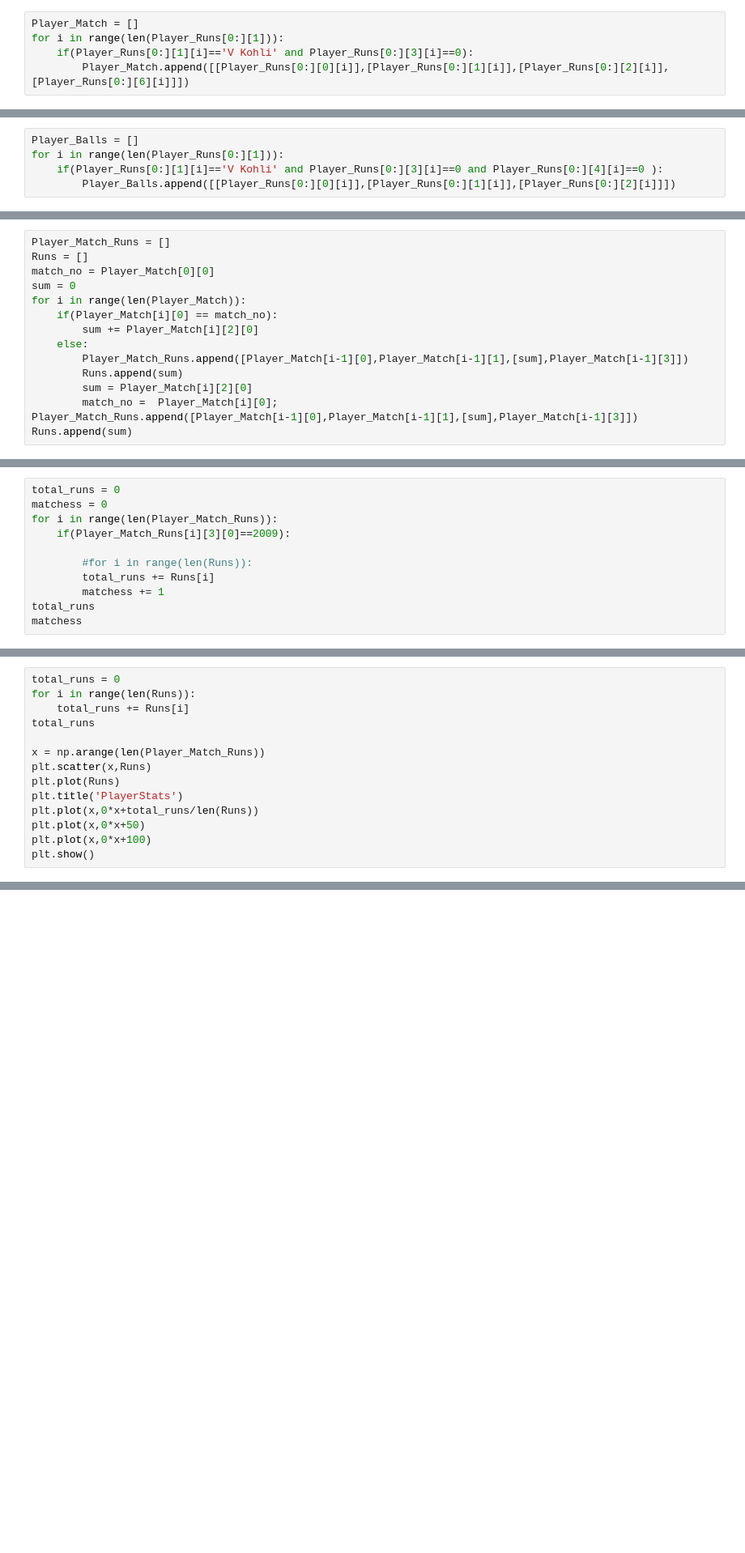
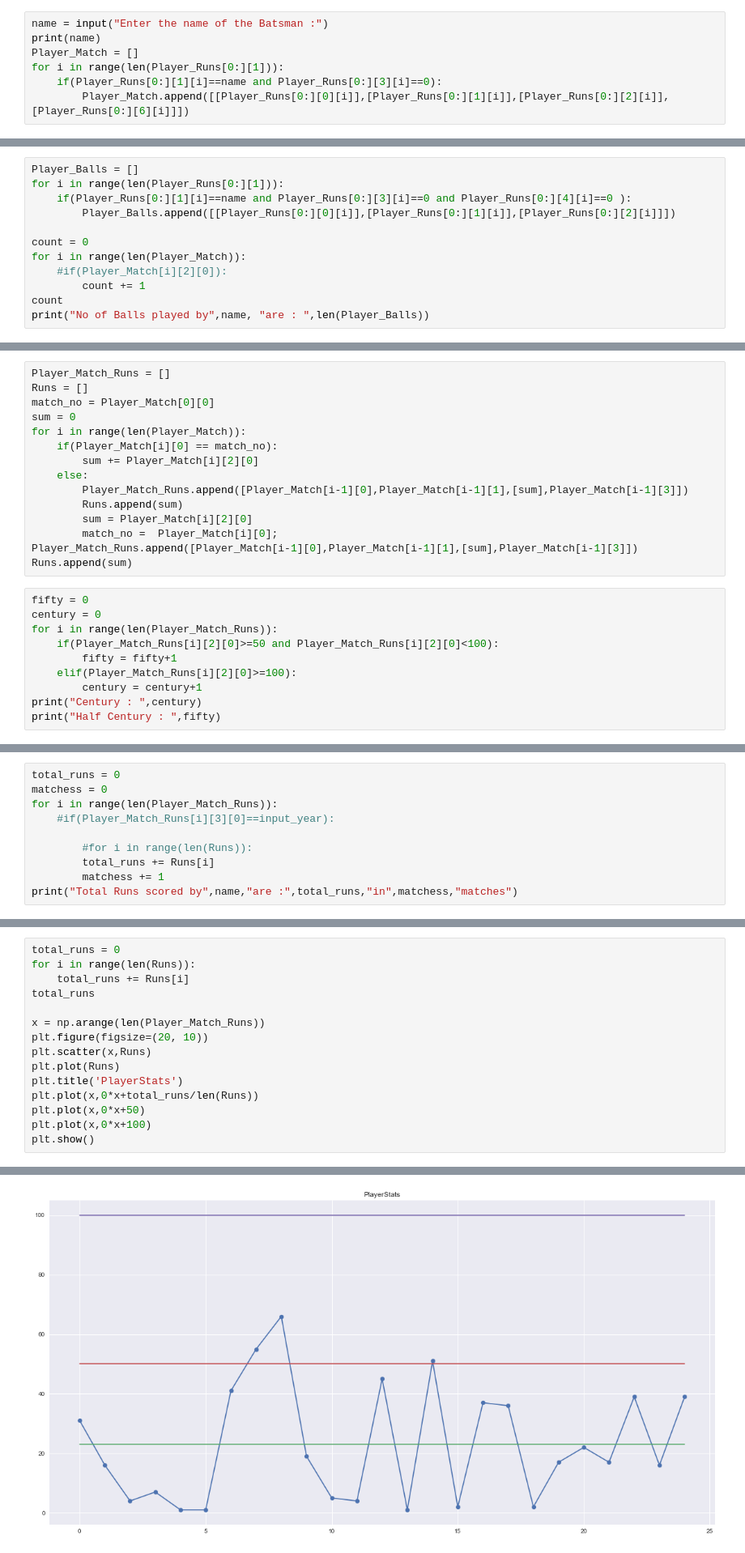
Before and after one commit to AnshulHedau/IPL_Insights, a Jupyter notebook: IPL Insights.ipynb, the cells around one changed output, grey strips where cells are left out. Shown at 81% size. Cells and saved outputs as stored; diff of their text form; blank space fills up the shorter version.

Commit message:
Added All Player Statistics

```diff
--- a/IPL Insights.ipynb
+++ b/IPL Insights.ipynb
@@ -165,7 +189,9 @@ player_list
 ### Creating custom list of a particular player
 List contains match_id, player_name, runs_scored at particular ball
 # %%
+name = input("Enter the name of the Batsman :")
+print(name)
 Player_Match = []
 for i in range(len(Player_Runs[0:][1])):
-    if(Player_Runs[0:][1][i]=='V Kohli' and Player_Runs[0:][3][i]==0):
+    if(Player_Runs[0:][1][i]==name and Player_Runs[0:][3][i]==0):
         Player_Match.append([[Player_Runs[0:][0][i]],[Player_Runs[0:][1][i]],[Player_Runs[0:][2][i]],[Player_Runs[0:][6][i]]])
@@ -194,5 +205,12 @@ Player_Match[-45:]
 # %%
 Player_Balls = []
 for i in range(len(Player_Runs[0:][1])):
-    if(Player_Runs[0:][1][i]=='V Kohli' and Player_Runs[0:][3][i]==0 and Player_Runs[0:][4][i]==0 ):
+    if(Player_Runs[0:][1][i]==name and Player_Runs[0:][3][i]==0 and Player_Runs[0:][4][i]==0 ):
         Player_Balls.append([[Player_Runs[0:][0][i]],[Player_Runs[0:][1][i]],[Player_Runs[0:][2][i]]])
+
+count = 0
+for i in range(len(Player_Match)):
+    #if(Player_Match[i][2][0]):
+        count += 1
+count
+print("No of Balls played by",name, "are : ",len(Player_Balls))
@@ -222,3 +233,13 @@ for i in range(len(Player_Match)):
         match_no =  Player_Match[i][0];
 Player_Match_Runs.append([Player_Match[i-1][0],Player_Match[i-1][1],[sum],Player_Match[i-1][3]])
 Runs.append(sum)
+# %%
+fifty = 0
+century = 0
+for i in range(len(Player_Match_Runs)):
+    if(Player_Match_Runs[i][2][0]>=50 and Player_Match_Runs[i][2][0]<100):
+        fifty = fifty+1
+    elif(Player_Match_Runs[i][2][0]>=100):
+        century = century+1
+print("Century : ",century)
+print("Half Century : ",fifty)
@@ -246,11 +274,10 @@ Player_Match_Runs
 total_runs = 0
 matchess = 0
 for i in range(len(Player_Match_Runs)):
-    if(Player_Match_Runs[i][3][0]==2009):
+    #if(Player_Match_Runs[i][3][0]==input_year):
 
         #for i in range(len(Runs)):
         total_runs += Runs[i]
         matchess += 1
-total_runs
-matchess
+print("Total Runs scored by",name,"are :",total_runs,"in",matchess,"matches")
 # %% [output]
@@ -262,6 +291,7 @@ for i in range(len(Runs)):
 total_runs
 
 x = np.arange(len(Player_Match_Runs))
+plt.figure(figsize=(20, 10))
 plt.scatter(x,Runs)
 plt.plot(Runs)
 plt.title('PlayerStats')
@@ -275,3 +303,4 @@ plt.show()
+[figure, added]
 # %% [markdown]
 ### Find the runs scored by the player
 # %%
```
Also changed, not shown: parts of 63 cells of this notebook.
